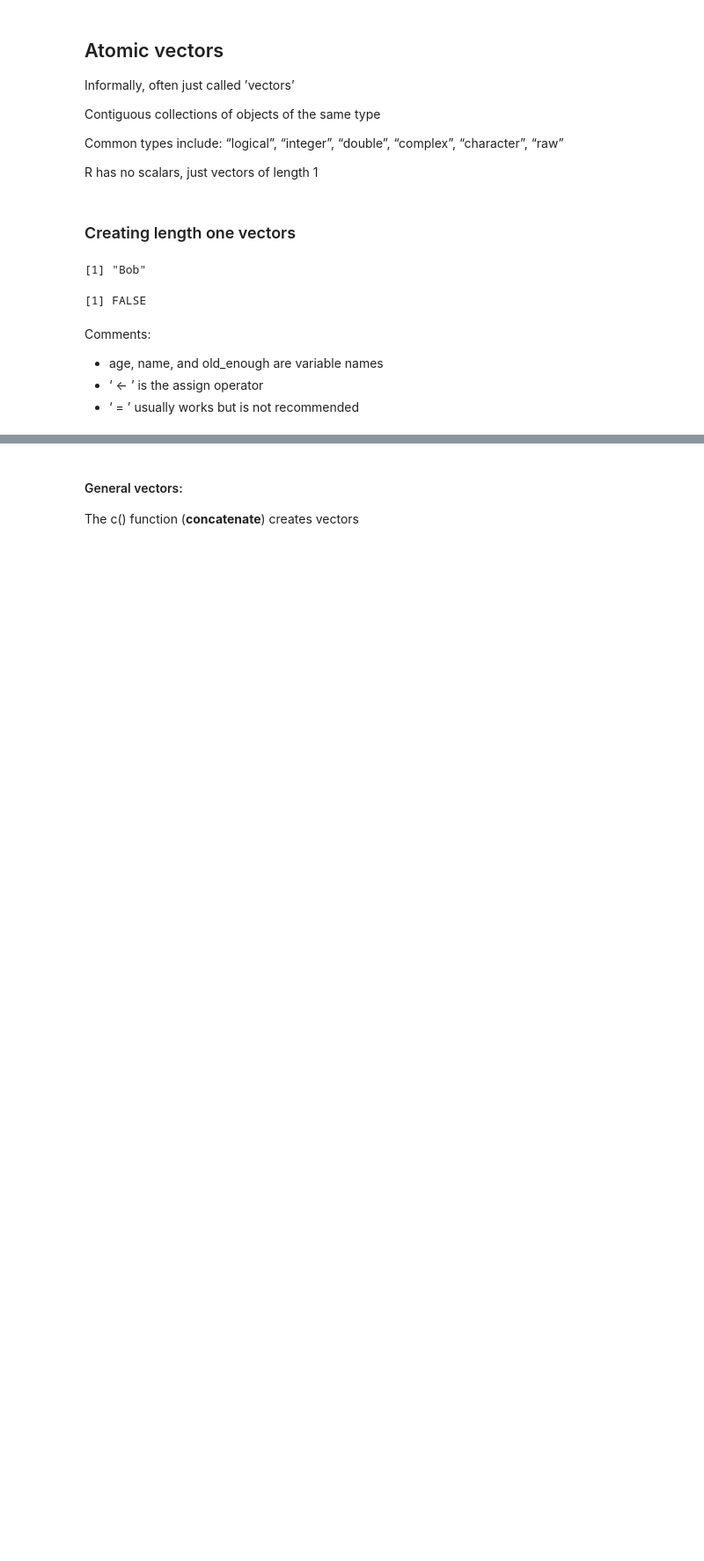
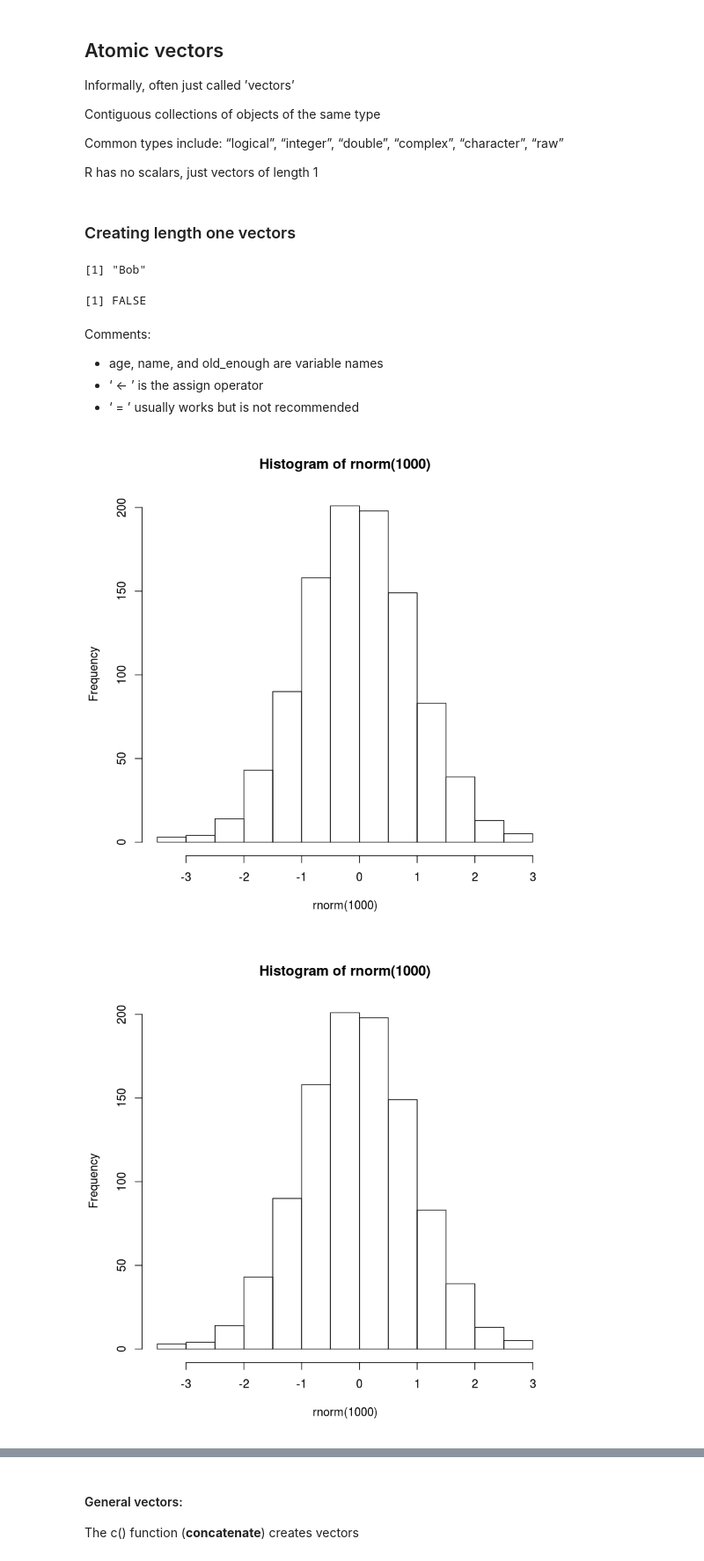
Before and after one commit to varao/varao.github.io, a Jupyter notebook: stat598z_fall17/lect2.ipynb, the cells around one changed output, grey strips where cells are left out. Shown at 88% size. Cells and saved outputs as stored; diff of their text form; code cells hidden in the pictures; blank space fills up the shorter version.

```diff
--- a/stat598z_fall17/lect2.ipynb
+++ b/stat598z_fall17/lect2.ipynb
@@ -82,2 +82,7 @@ Comments:
+# %%
+plot(hist(rnorm(1000)))
+# %% [output]
+[figure, added]
+[figure, added]
 # %%
 typeof(age) # Note: age is a double
```
Also changed, not shown: parts of 31 cells of this notebook, 2 other files.
